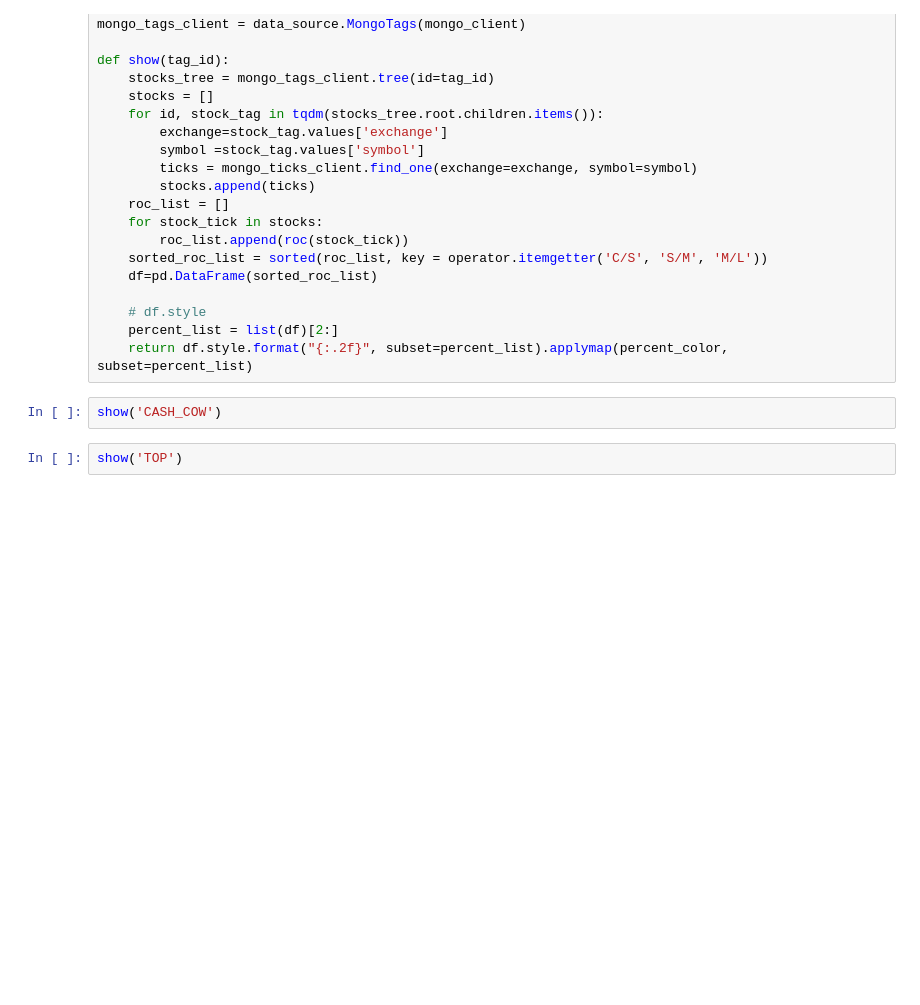
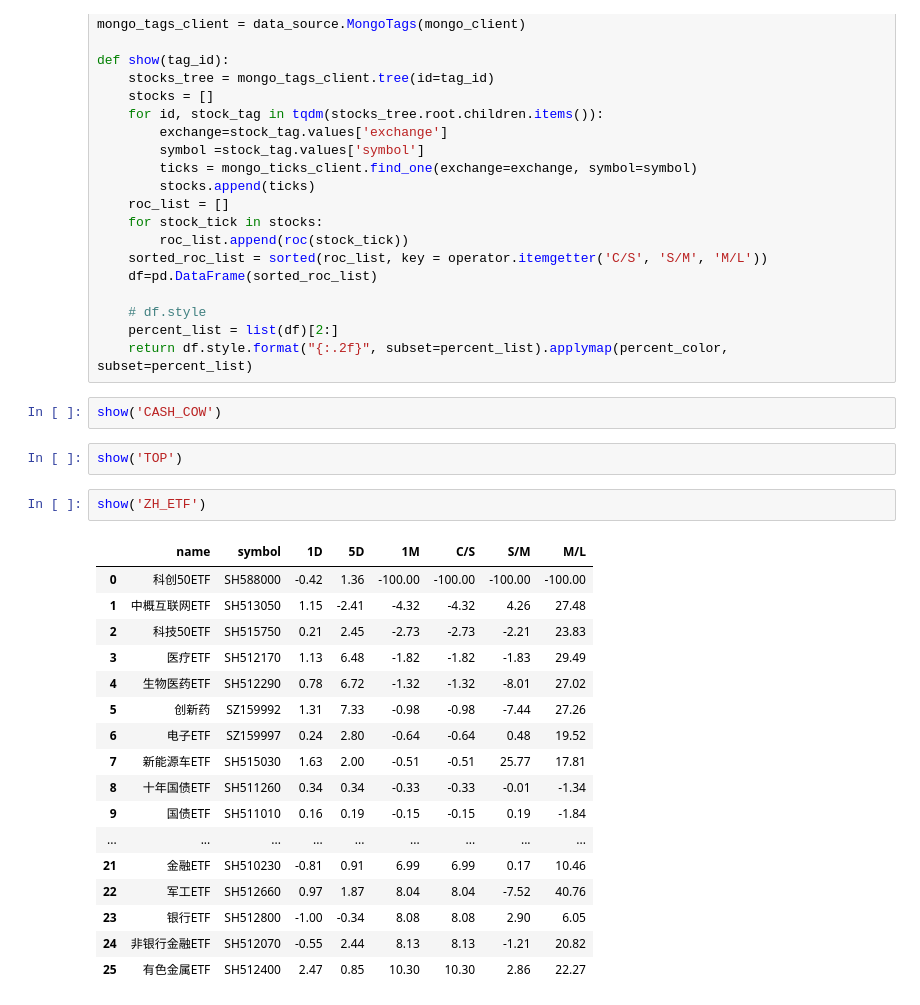
Before and after one commit to AlchemyHub/A1chemy, a Jupyter notebook: notebook/hunter.ipynb, the cells around one changed output. Cells and saved outputs as stored; diff of their text form; blank space fills up the shorter version.

```diff
--- a/notebook/hunter.ipynb
+++ b/notebook/hunter.ipynb
@@ -60,3 +60,23 @@ def show(tag_id):
 show('CASH_COW')
 # %%
 show('TOP')
+# %%
+show('ZH_ETF')
+# %% [output]
+|  | name | symbol | 1D | 5D | 1M | C/S | S/M | M/L |
+| 0 | 科创50ETF | SH588000 | -0.42 | 1.36 | -100.00 | -100.00 | -100.00 | -100.00 |
+| 1 | 中概互联网ETF | SH513050 | 1.15 | -2.41 | -4.32 | -4.32 | 4.26 | 27.48 |
+| 2 | 科技50ETF | SH515750 | 0.21 | 2.45 | -2.73 | -2.73 | -2.21 | 23.83 |
+| 3 | 医疗ETF | SH512170 | 1.13 | 6.48 | -1.82 | -1.82 | -1.83 | 29.49 |
+| 4 | 生物医药ETF | SH512290 | 0.78 | 6.72 | -1.32 | -1.32 | -8.01 | 27.02 |
+| 5 | 创新药 | SZ159992 | 1.31 | 7.33 | -0.98 | -0.98 | -7.44 | 27.26 |
+| 6 | 电子ETF | SZ159997 | 0.24 | 2.80 | -0.64 | -0.64 | 0.48 | 19.52 |
+| 7 | 新能源车ETF | SH515030 | 1.63 | 2.00 | -0.51 | -0.51 | 25.77 | 17.81 |
+| 8 | 十年国债ETF | SH511260 | 0.34 | 0.34 | -0.33 | -0.33 | -0.01 | -1.34 |
+| 9 | 国债ETF | SH511010 | 0.16 | 0.19 | -0.15 | -0.15 | 0.19 | -1.84 |
+| ... | ... | ... | ... | ... | ... | ... | ... | ... |
+| 21 | 金融ETF | SH510230 | -0.81 | 0.91 | 6.99 | 6.99 | 0.17 | 10.46 |
+| 22 | 军工ETF | SH512660 | 0.97 | 1.87 | 8.04 | 8.04 | -7.52 | 40.76 |
+| 23 | 银行ETF | SH512800 | -1.00 | -0.34 | 8.08 | 8.08 | 2.90 | 6.05 |
+| 24 | 非银行金融ETF | SH512070 | -0.55 | 2.44 | 8.13 | 8.13 | -1.21 | 20.82 |
+| 25 | 有色金属ETF | SH512400 | 2.47 | 0.85 | 10.30 | 10.30 | 2.86 | 22.27 |
```
